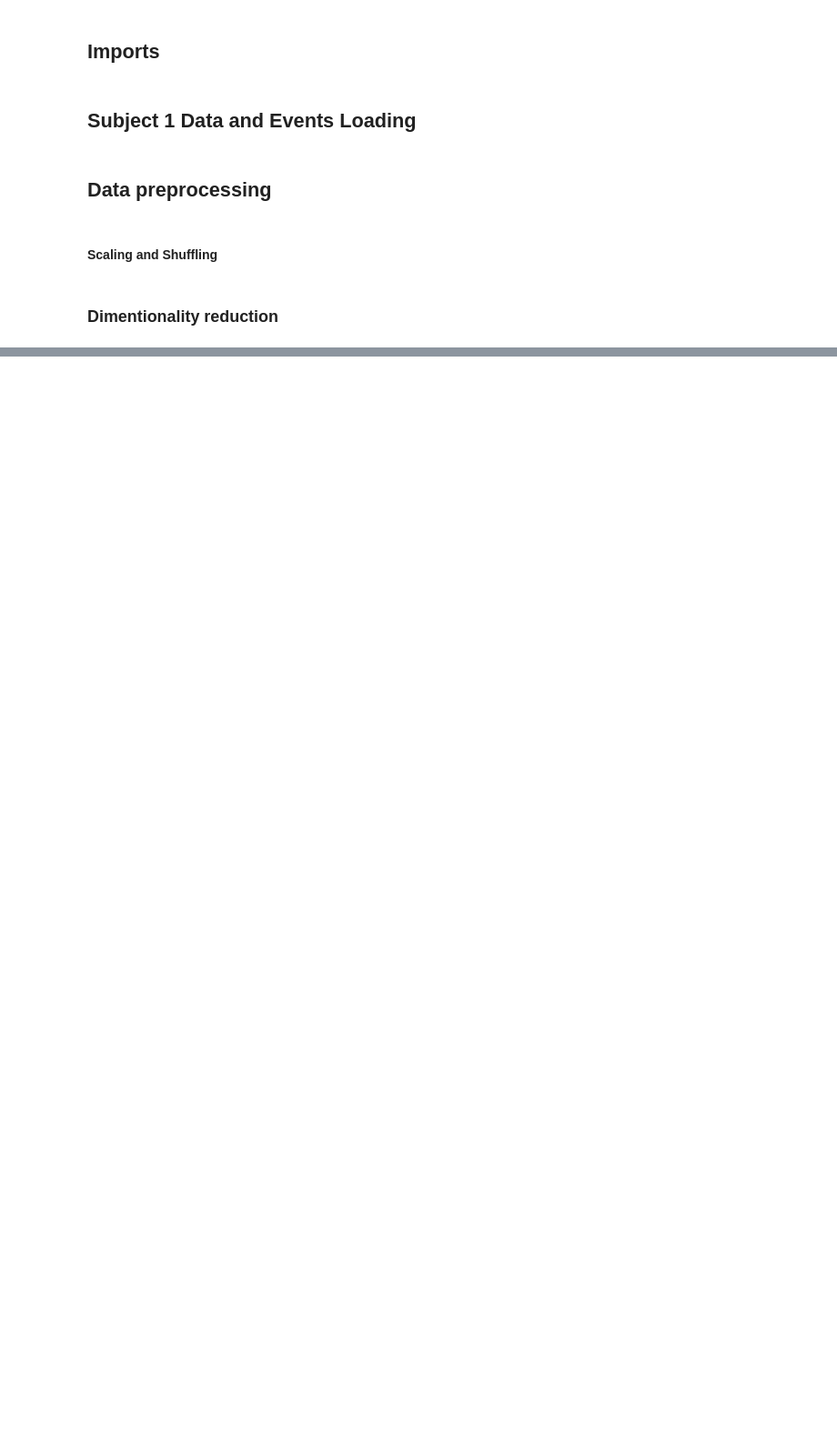
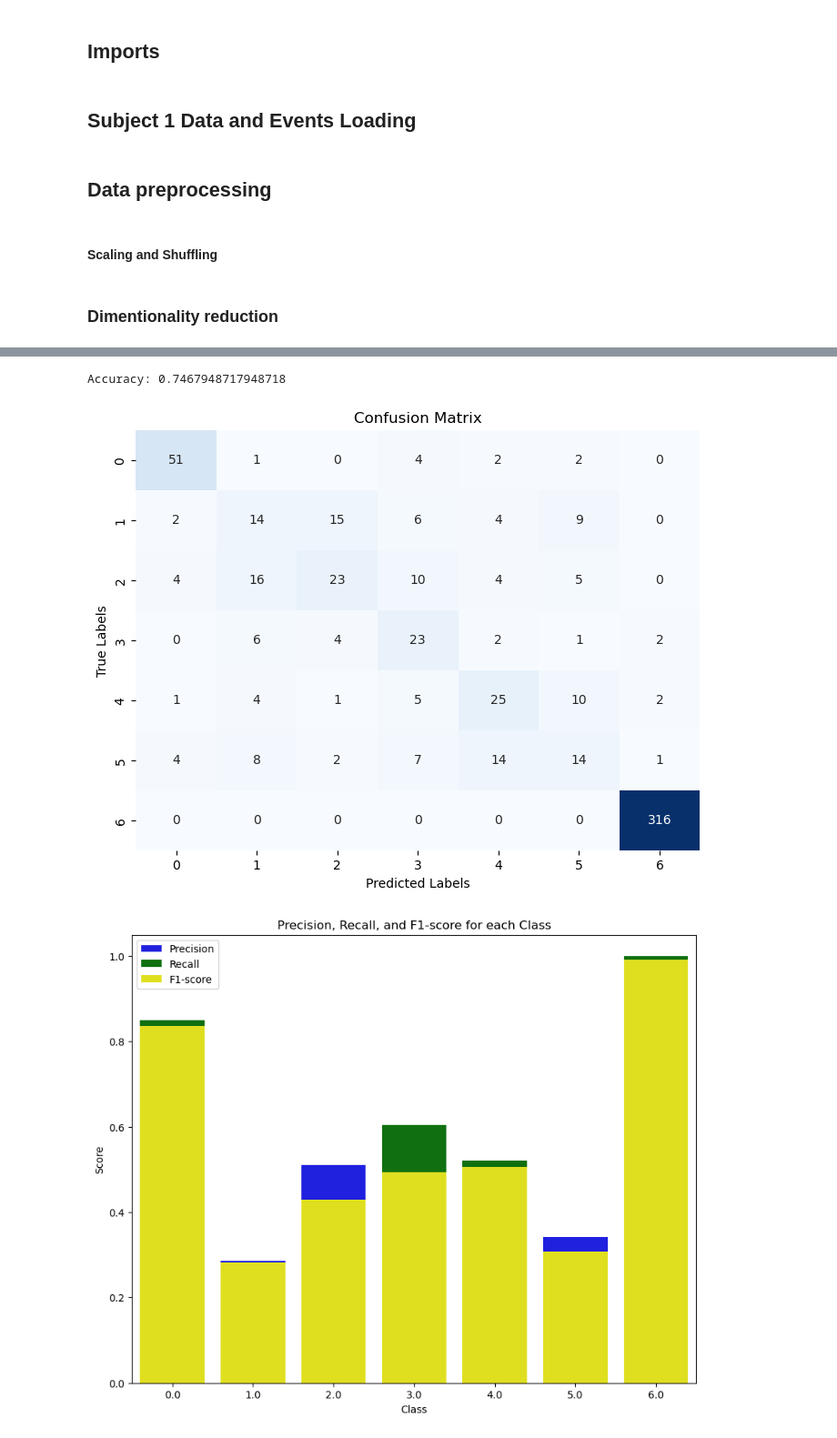
Before and after one commit to AmirMohammadiKarbalaei/Kaggle-Grasp-and-Lift-EEG-Detection, a Jupyter notebook: eeg_signals_analysis.ipynb, the cells around one changed output, grey strips where cells are left out. Shown at 91% size. Saved outputs shown, nothing was run; the diff lists cells and outputs as text; code cells hidden in the pictures; blank space fills up the shorter version.

```diff
--- a/eeg_signals_analysis.ipynb
+++ b/eeg_signals_analysis.ipynb
@@ -80,0 +107,9 @@ X_train, X_test, y_train, y_test = train_test_split(all_data_shuffled_scaled,
+# %%
+from sklearn.ensemble import RandomForestClassifier
+
+model = RandomForestClassifier(n_estimators=1000)
+evaluate_model(model, all_data_shuffled_scaled, all_labels_shuffled)
+# %% [output]
+Accuracy: 0.7467948717948718
+[figure, added]
+[figure, added]
```
Also changed, not shown: parts of 19 cells of this notebook.
